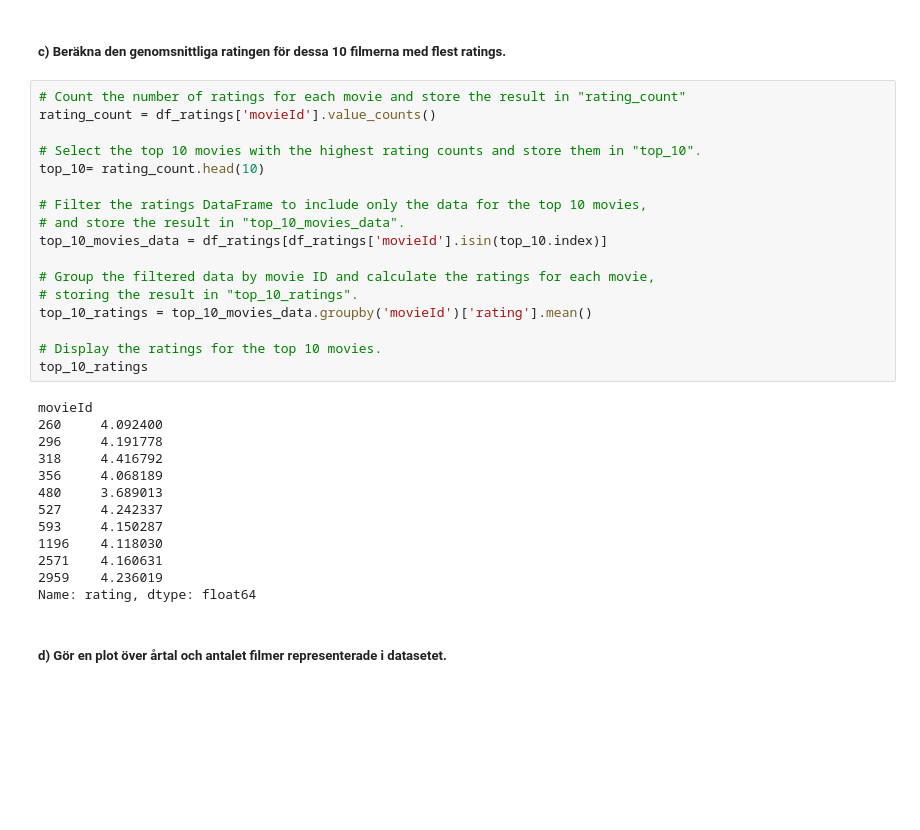
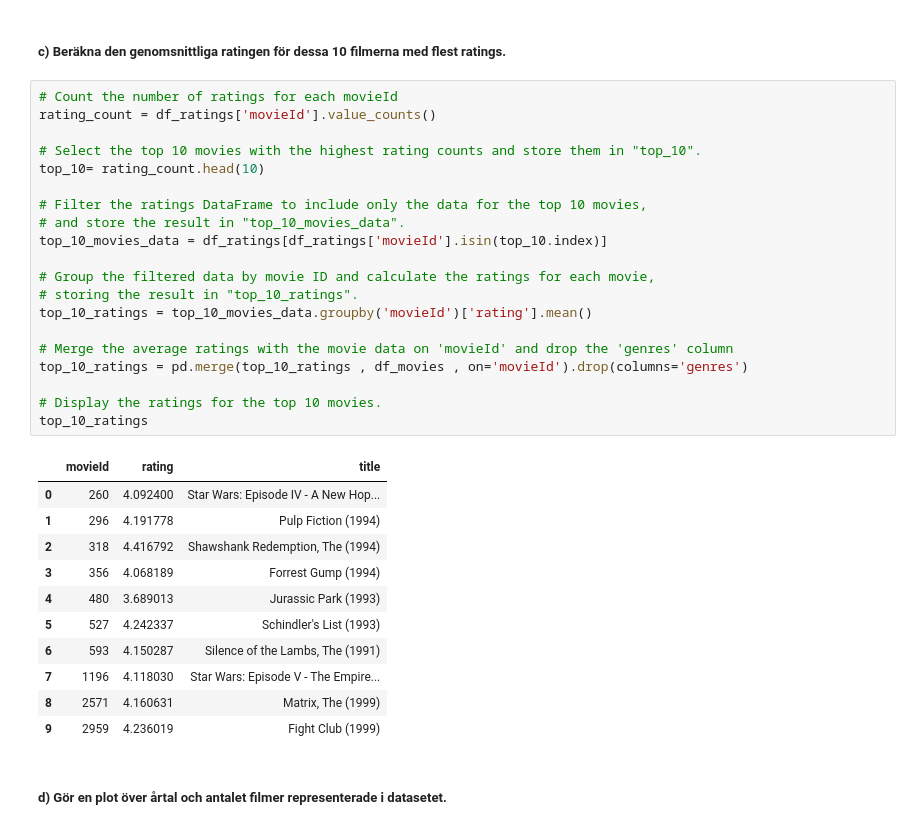
Before and after one commit to samiguru/AI-Samir-Ibrahim-OPA23, a Jupyter notebook: labs/Lab1_AI.ipynb, the cells around one changed output. Drawn from its saved outputs; the diff is of its cells as text; blank space fills up the shorter version.

```diff
--- a/labs/Lab1_AI.ipynb
+++ b/labs/Lab1_AI.ipynb
@@ -126,35 +126,37 @@ plt.show()
 # %% [markdown]
 ##### c) Beräkna den genomsnittliga ratingen för dessa 10 filmerna med flest ratings.
 # %%
-# Count the number of ratings for each movie and store the result in "rating_count"
+# Count the number of ratings for each movieId
 rating_count = df_ratings['movieId'].value_counts()
 
 # Select the top 10 movies with the highest rating counts and store them in "top_10".
 top_10= rating_count.head(10)
 
 # Filter the ratings DataFrame to include only the data for the top 10 movies,
 # and store the result in "top_10_movies_data".
 top_10_movies_data = df_ratings[df_ratings['movieId'].isin(top_10.index)]
 
 # Group the filtered data by movie ID and calculate the ratings for each movie,
 # storing the result in "top_10_ratings".
 top_10_ratings = top_10_movies_data.groupby('movieId')['rating'].mean()
 
+# Merge the average ratings with the movie data on 'movieId' and drop the 'genres' column
+top_10_ratings = pd.merge(top_10_ratings , df_movies , on='movieId').drop(columns='genres')
+
 # Display the ratings for the top 10 movies.
 top_10_ratings
 # %% [output]
-movieId
-260     4.092400
-296     4.191778
-318     4.416792
-356     4.068189
-480     3.689013
-527     4.242337
-593     4.150287
-1196    4.118030
-2571    4.160631
-2959    4.236019
-Name: rating, dtype: float64
+|  | movieId | rating | title |
+| 0 | 260 | 4.092400 | Star Wars: Episode IV - A New Hop... |
+| 1 | 296 | 4.191778 | Pulp Fiction (1994) |
+| 2 | 318 | 4.416792 | Shawshank Redemption, The (1994) |
+| 3 | 356 | 4.068189 | Forrest Gump (1994) |
+| 4 | 480 | 3.689013 | Jurassic Park (1993) |
+| 5 | 527 | 4.242337 | Schindler's List (1993) |
+| 6 | 593 | 4.150287 | Silence of the Lambs, The (1991) |
+| 7 | 1196 | 4.118030 | Star Wars: Episode V - The Empire... |
+| 8 | 2571 | 4.160631 | Matrix, The (1999) |
+| 9 | 2959 | 4.236019 | Fight Club (1999) |
 # %% [markdown]
 ##### d) Gör en plot över årtal och antalet filmer representerade i datasetet.
 # %%
```
Also changed, not shown: parts of 11 cells of this notebook.
